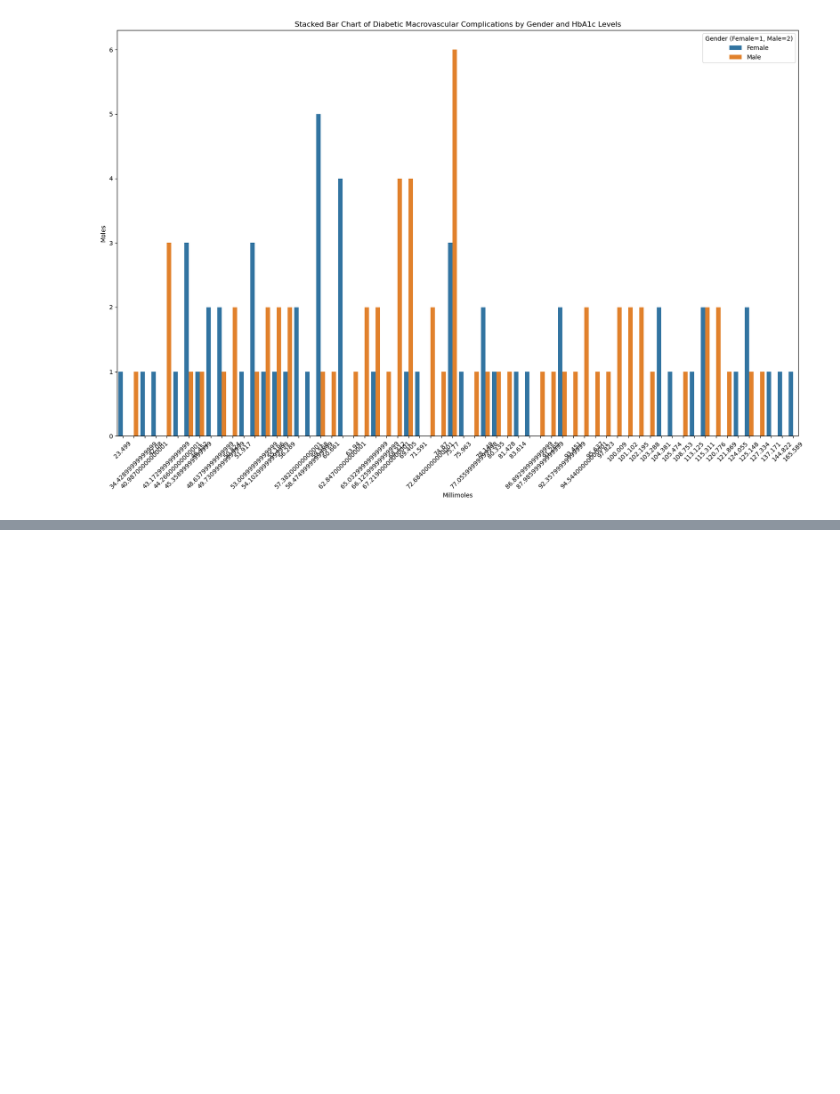
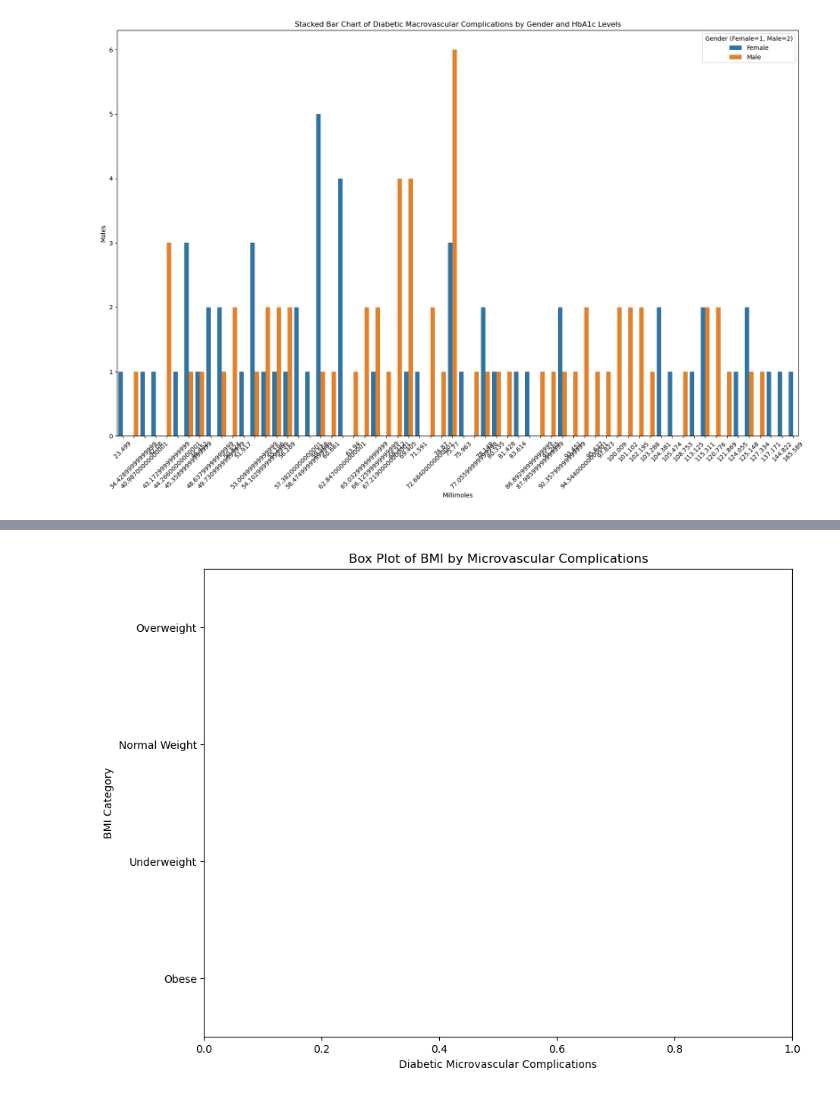
Before and after one commit to LaShawnSykes/Group-3_Project1, a Jupyter notebook: Code/rev_dataset.ipynb, the cells around one changed output, grey strips where cells are left out. Drawn from its saved outputs; the diff is of its cells as text; code cells hidden in the pictures; blank space fills up the shorter version.

```diff
--- a/Code/rev_dataset.ipynb
+++ b/Code/rev_dataset.ipynb
@@ -308,0 +329,8 @@ plt.show()
+# %%
+# Visualization 7: Box Plot of BMI by Microvascular Complications
+plt.figure(figsize=(10, 8))
+sns.boxplot(x='Diabetic Microvascular Complications', y='BMI Category', data=cd1)
+plt.title('Box Plot of BMI by Microvascular Complications')
+plt.show()
+# %% [output]
+[figure, added]
```
Also changed, not shown: parts of 8 cells of this notebook, 4 other files.
